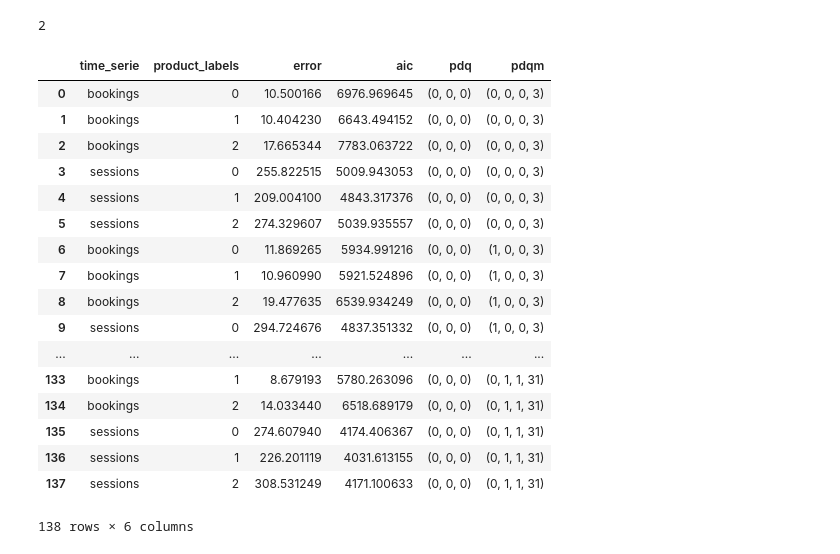
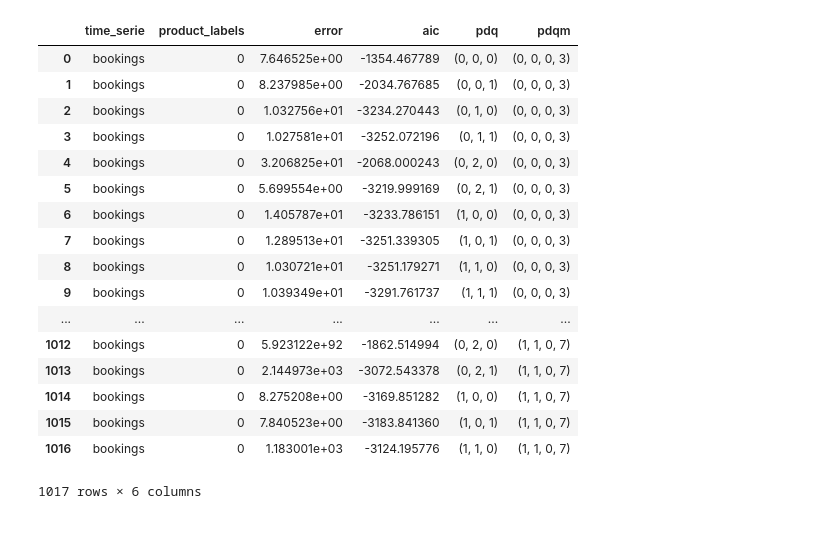
Before and after one commit to louislouisloui/otb, a Jupyter notebook: Untitled.ipynb, the cells around one changed output. Cells and saved outputs as stored; diff of their text form; code cells hidden in the pictures.

```diff
--- a/Untitled.ipynb
+++ b/Untitled.ipynb
@@ -1,27 +1,23 @@
-# %%
-1+1
-# %% [output]
-2
 # %%
 import pandas as pd
 # %%
-pd.read_pickle('inter_res_save_exog.pickle')
+pd.read_pickle('inter_log_res_save.pickle')
 # %% [output]
 |  | time_serie | product_labels | error | aic | pdq | pdqm |
-| 0 | bookings | 0 | 10.500166 | 6976.969645 | (0, 0, 0) | (0, 0, 0, 3) |
-| 1 | bookings | 1 | 10.404230 | 6643.494152 | (0, 0, 0) | (0, 0, 0, 3) |
-| 2 | bookings | 2 | 17.665344 | 7783.063722 | (0, 0, 0) | (0, 0, 0, 3) |
-| 3 | sessions | 0 | 255.822515 | 5009.943053 | (0, 0, 0) | (0, 0, 0, 3) |
-| 4 | sessions | 1 | 209.004100 | 4843.317376 | (0, 0, 0) | (0, 0, 0, 3) |
-| 5 | sessions | 2 | 274.329607 | 5039.935557 | (0, 0, 0) | (0, 0, 0, 3) |
-| 6 | bookings | 0 | 11.869265 | 5934.991216 | (0, 0, 0) | (1, 0, 0, 3) |
-| 7 | bookings | 1 | 10.960990 | 5921.524896 | (0, 0, 0) | (1, 0, 0, 3) |
-| 8 | bookings | 2 | 19.477635 | 6539.934249 | (0, 0, 0) | (1, 0, 0, 3) |
-| 9 | sessions | 0 | 294.724676 | 4837.351332 | (0, 0, 0) | (1, 0, 0, 3) |
+| 0 | bookings | 0 | 7.646525e+00 | -1354.467789 | (0, 0, 0) | (0, 0, 0, 3) |
+| 1 | bookings | 0 | 8.237985e+00 | -2034.767685 | (0, 0, 1) | (0, 0, 0, 3) |
+| 2 | bookings | 0 | 1.032756e+01 | -3234.270443 | (0, 1, 0) | (0, 0, 0, 3) |
+| 3 | bookings | 0 | 1.027581e+01 | -3252.072196 | (0, 1, 1) | (0, 0, 0, 3) |
+| 4 | bookings | 0 | 3.206825e+01 | -2068.000243 | (0, 2, 0) | (0, 0, 0, 3) |
+| 5 | bookings | 0 | 5.699554e+00 | -3219.999169 | (0, 2, 1) | (0, 0, 0, 3) |
+| 6 | bookings | 0 | 1.405787e+01 | -3233.786151 | (1, 0, 0) | (0, 0, 0, 3) |
+| 7 | bookings | 0 | 1.289513e+01 | -3251.339305 | (1, 0, 1) | (0, 0, 0, 3) |
+| 8 | bookings | 0 | 1.030721e+01 | -3251.179271 | (1, 1, 0) | (0, 0, 0, 3) |
+| 9 | bookings | 0 | 1.039349e+01 | -3291.761737 | (1, 1, 1) | (0, 0, 0, 3) |
 | ... | ... | ... | ... | ... | ... | ... |
-| 133 | bookings | 1 | 8.679193 | 5780.263096 | (0, 0, 0) | (0, 1, 1, 31) |
-| 134 | bookings | 2 | 14.033440 | 6518.689179 | (0, 0, 0) | (0, 1, 1, 31) |
-| 135 | sessions | 0 | 274.607940 | 4174.406367 | (0, 0, 0) | (0, 1, 1, 31) |
-| 136 | sessions | 1 | 226.201119 | 4031.613155 | (0, 0, 0) | (0, 1, 1, 31) |
-| 137 | sessions | 2 | 308.531249 | 4171.100633 | (0, 0, 0) | (0, 1, 1, 31) |
+| 1012 | bookings | 0 | 5.923122e+92 | -1862.514994 | (0, 2, 0) | (1, 1, 0, 7) |
+| 1013 | bookings | 0 | 2.144973e+03 | -3072.543378 | (0, 2, 1) | (1, 1, 0, 7) |
+| 1014 | bookings | 0 | 8.275208e+00 | -3169.851282 | (1, 0, 0) | (1, 1, 0, 7) |
+| 1015 | bookings | 0 | 7.840523e+00 | -3183.841360 | (1, 0, 1) | (1, 1, 0, 7) |
+| 1016 | bookings | 0 | 1.183001e+03 | -3124.195776 | (1, 1, 0) | (1, 1, 0, 7) |
-138 rows × 6 columns
+1017 rows × 6 columns
```
Also changed, not shown: 5 other files.
